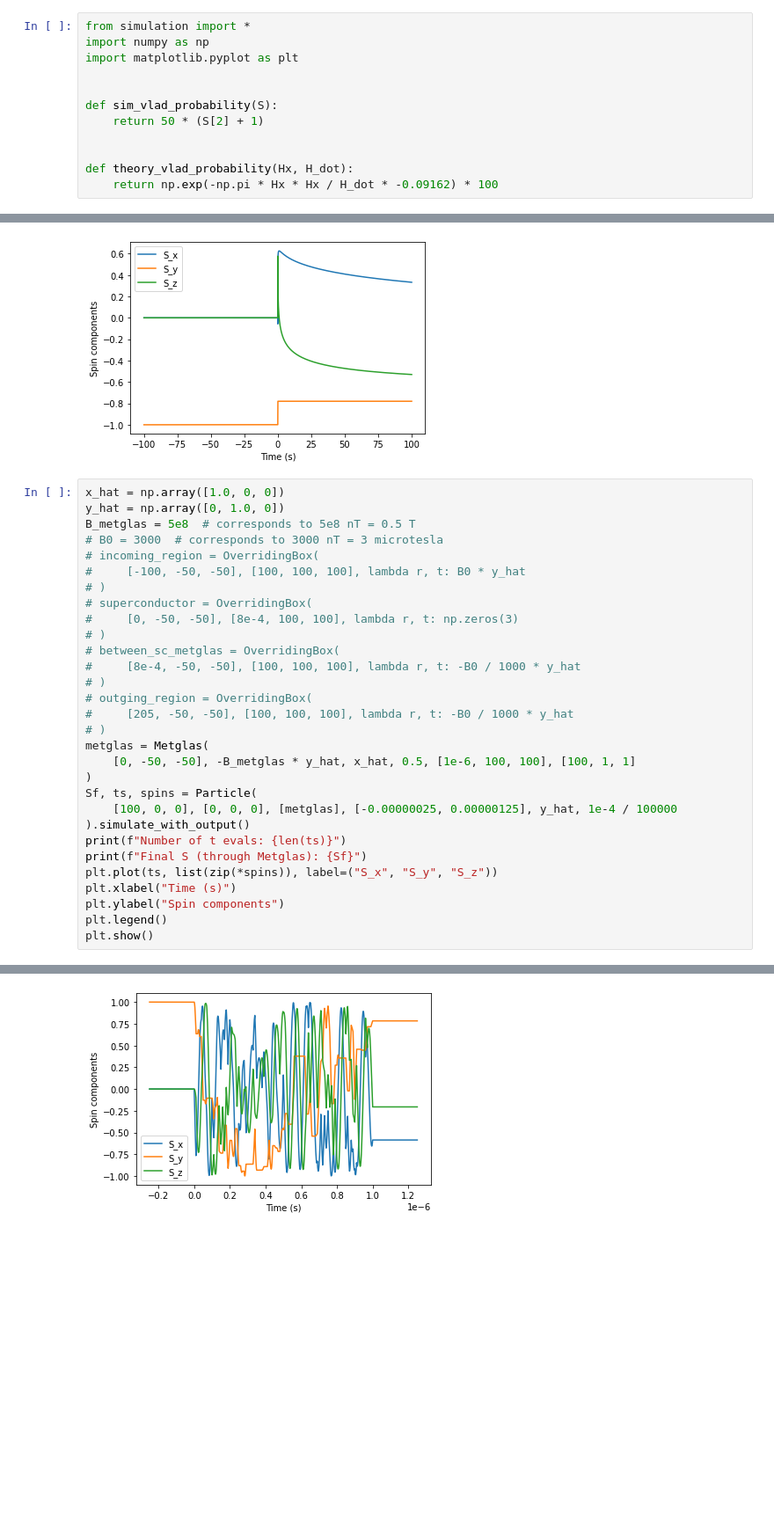
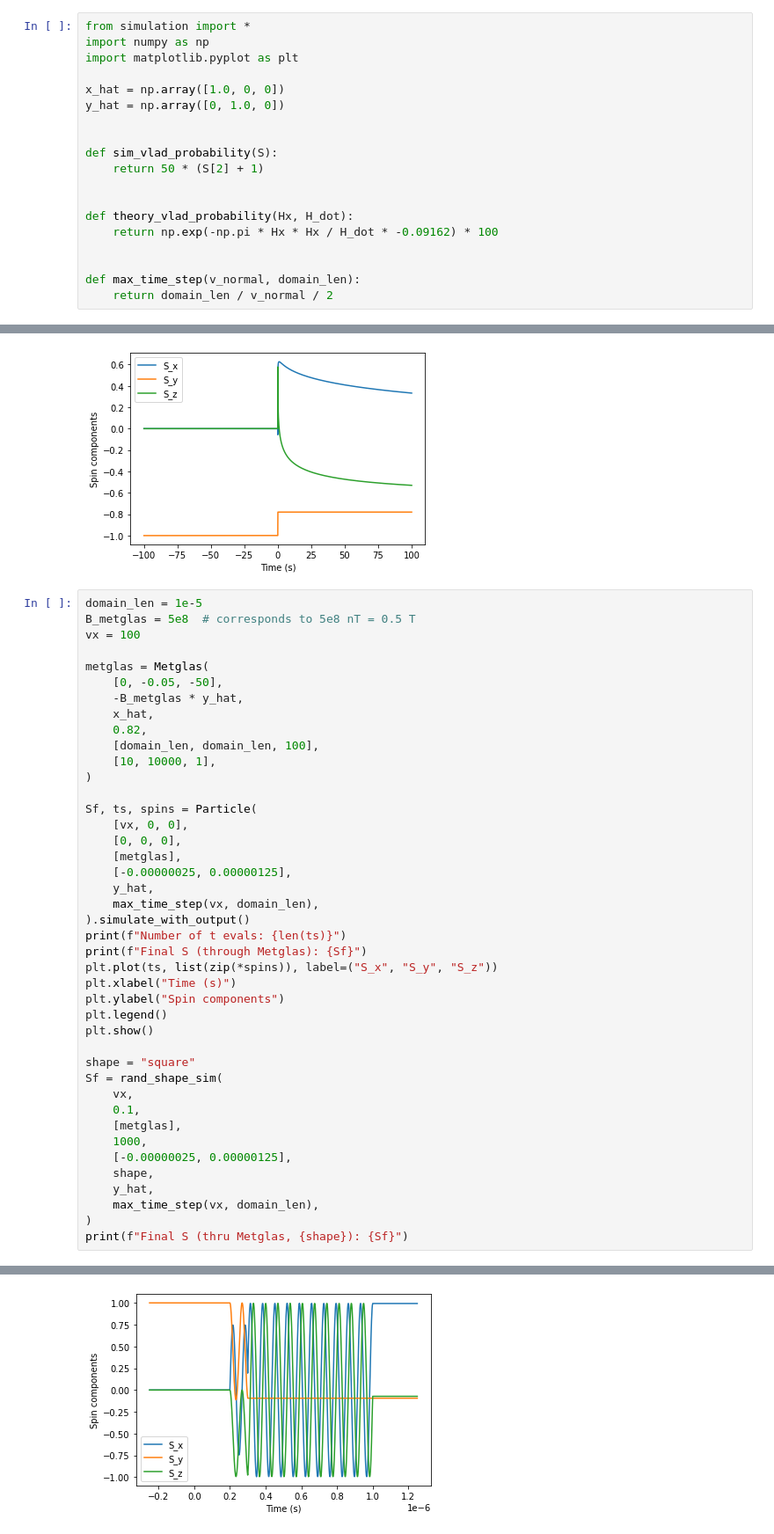
Before and after one commit to erfz/pt-experiment, a Jupyter notebook: simulations/examples.ipynb, the cells around one changed output, grey strips where cells are left out. Shown at 88% size. Cells and saved outputs as stored; diff of their text form; blank space fills up the shorter version.

Commit message:
Update metglas example

```diff
--- a/simulations/examples.ipynb
+++ b/simulations/examples.ipynb
@@ -2,6 +2,9 @@
 from simulation import *
 import numpy as np
 import matplotlib.pyplot as plt
+
+x_hat = np.array([1.0, 0, 0])
+y_hat = np.array([0, 1.0, 0])
 
 
 def sim_vlad_probability(S):
@@ -10,6 +13,10 @@ def sim_vlad_probability(S):
 
 def theory_vlad_probability(Hx, H_dot):
     return np.exp(-np.pi * Hx * Hx / H_dot * -0.09162) * 100
+
+
+def max_time_step(v_normal, domain_len):
+    return domain_len / v_normal / 2
 # %%
 Sf, ts, spins = Particle(
     [1000, 0, 0],
@@ -120,27 +127,26 @@ plt.show()
 Final S (two wires, particle offset closer to top wire, faster): [0.33223344714498293, -0.7801738237958111, -0.5300469683788319]
 [figure]
 # %%
-x_hat = np.array([1.0, 0, 0])
-y_hat = np.array([0, 1.0, 0])
+domain_len = 1e-5
 B_metglas = 5e8  # corresponds to 5e8 nT = 0.5 T
-# B0 = 3000  # corresponds to 3000 nT = 3 microtesla
-# incoming_region = OverridingBox(
-#     [-100, -50, -50], [100, 100, 100], lambda r, t: B0 * y_hat
-# )
-# superconductor = OverridingBox(
-#     [0, -50, -50], [8e-4, 100, 100], lambda r, t: np.zeros(3)
-# )
-# between_sc_metglas = OverridingBox(
-#     [8e-4, -50, -50], [100, 100, 100], lambda r, t: -B0 / 1000 * y_hat
-# )
-# outging_region = OverridingBox(
-#     [205, -50, -50], [100, 100, 100], lambda r, t: -B0 / 1000 * y_hat
-# )
+vx = 100
+
 metglas = Metglas(
-    [0, -50, -50], -B_metglas * y_hat, x_hat, 0.5, [1e-6, 100, 100], [100, 1, 1]
+    [0, -0.05, -50],
+    -B_metglas * y_hat,
+    x_hat,
+    0.82,
+    [domain_len, domain_len, 100],
+    [10, 10000, 1],
 )
+
 Sf, ts, spins = Particle(
-    [100, 0, 0], [0, 0, 0], [metglas], [-0.00000025, 0.00000125], y_hat, 1e-4 / 100000
+    [vx, 0, 0],
+    [0, 0, 0],
+    [metglas],
+    [-0.00000025, 0.00000125],
+    y_hat,
+    max_time_step(vx, domain_len),
 ).simulate_with_output()
 print(f"Number of t evals: {len(ts)}")
 print(f"Final S (through Metglas): {Sf}")
@@ -149,4 +155,17 @@ plt.xlabel("Time (s)")
 plt.ylabel("Spin components")
 plt.legend()
 plt.show()
+
+shape = "square"
+Sf = rand_shape_sim(
+    vx,
+    0.1,
+    [metglas],
+    1000,
+    [-0.00000025, 0.00000125],
+    shape,
+    y_hat,
+    max_time_step(vx, domain_len),
+)
+print(f"Final S (thru Metglas, {shape}): {Sf}")
 # %% [output]
@@ -155 +174 @@ Final S (through Metglas): [-0.586379106961979, 0.7834930083216499, -0.205658194
-[figure, old version]
+[figure, new version]
```
Also changed, not shown: parts of 2 cells of this notebook, 1 other file.
